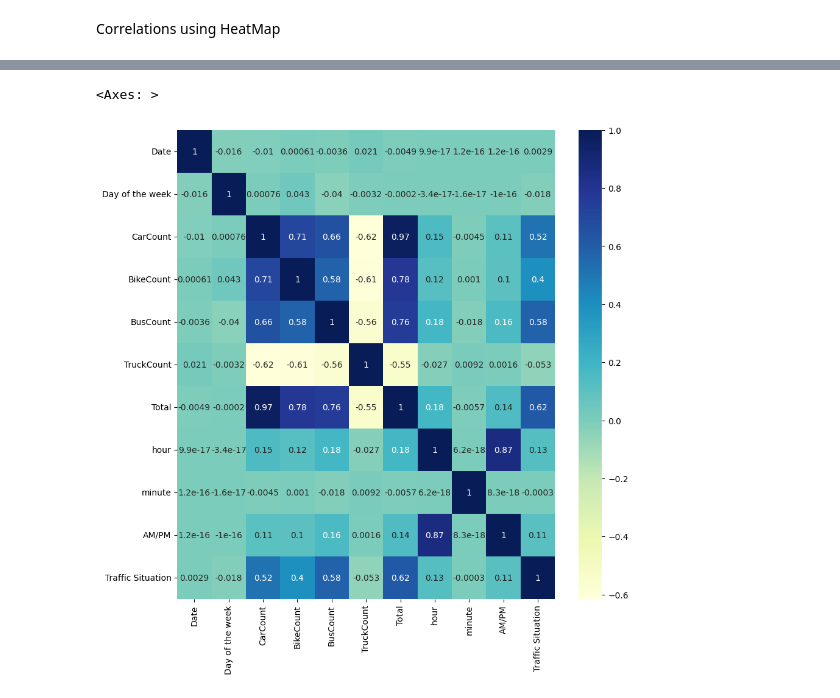
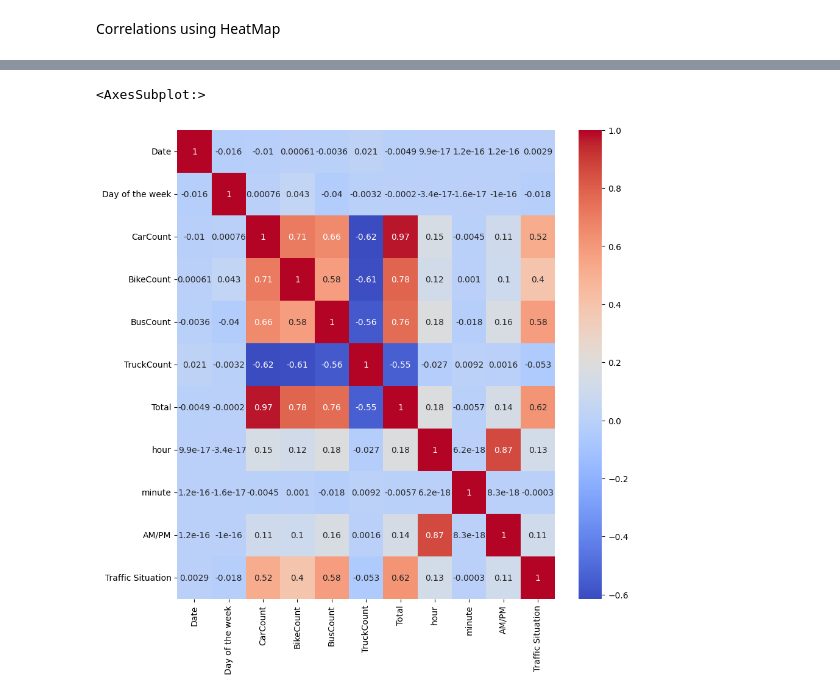
Before and after one commit to pauletop/machine-learning-final-proj, a Jupyter notebook: source/statistic.ipynb, the cells around one changed output, grey strips where cells are left out. Saved outputs shown, nothing was run; the diff lists cells and outputs as text; code cells hidden in the pictures.

```diff
--- a/source/statistic.ipynb
+++ b/source/statistic.ipynb
@@ -106,3 +105,7 @@ sns.jointplot(data=data, x="Total", y="TruckCount",hue="Traffic Situation")
 # %% [output]
 <seaborn.axisgrid.JointGrid at 0x...>
 [figure]
+# %%
+#Converting target variable 'Traffic Situation' into Numeric form
+data['Traffic Situation'] = data['Traffic Situation'].replace({'low':0, 'normal':1,
+                                                              'heavy':2, 'high':3})
@@ -108,0 +124,6 @@ sns.jointplot(data=data, x="Total", y="TruckCount",hue="Traffic Situation")
+# %%
+#Converting Days of weak into Numeric form
+data['Day of the week'] = data['Day of the week'].replace({'Monday':1,'Tuesday':2,
+                                                          'Wednesday':3,'Thursday':4,
+                                                          'Friday':5,'Saturday':6,
+                                                          'Sunday':7})
@@ -108,0 +132,16 @@ sns.jointplot(data=data, x="Total", y="TruckCount",hue="Traffic Situation")
+# %%
+#Extracting Specific time-related information from 'Time(24:00 am/pm)' column
+
+data['hour'] = pd.to_datetime(data['Time']).dt.hour #Hour in separate column
+data['minute'] = pd.to_datetime(data['Time']).dt.minute #Minute in separate column
+
+
+# replace 0 with AM
+# replace 1 with PM
+
+data['Temp'] = data['Time'].apply(lambda x: x.split(' ')[1]) #Temporary column for AM/PM
+data['AM/PM'] = data['Temp'].replace({'AM':0,'PM':1})
+# %%
+#Now remove 'Temp' and 'Time' columns
+data= data.drop(columns = ['Time','Temp'], axis=1)
+data
@@ -127,8 +180,8 @@ data[['Date', 'Day of the week', 'CarCount', 'BikeCount', 'BusCount',
 # %%
 plt.figure(figsize = (10,10))
 sns.heatmap(data[['Date', 'Day of the week', 'CarCount', 'BikeCount', 'BusCount',
            'TruckCount', 'Total', 'hour', 'minute', 'AM/PM', 'Traffic Situation']].corr(),
-            cmap="YlGnBu",annot=True)
+            cmap="coolwarm",annot=True)
 # %% [output]
-<Axes: >
+<AxesSubplot:>
-[figure, old version]
+[figure, new version]
```
Also changed, not shown: parts of 7 cells of this notebook, 4 other files.
